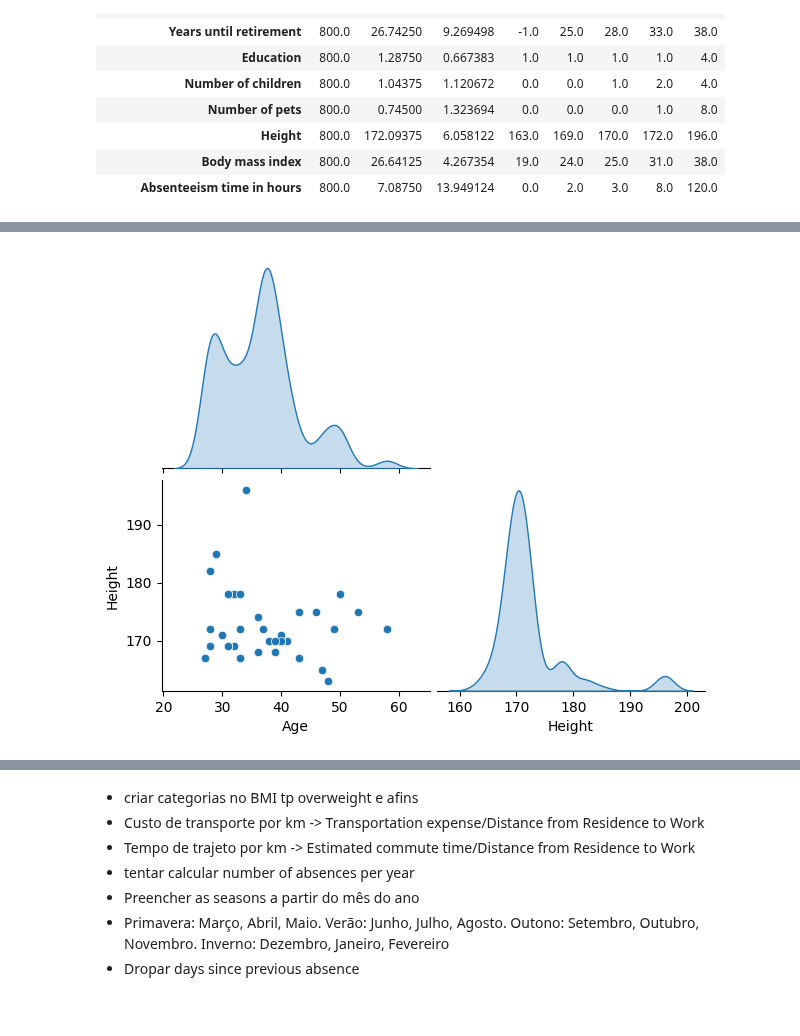
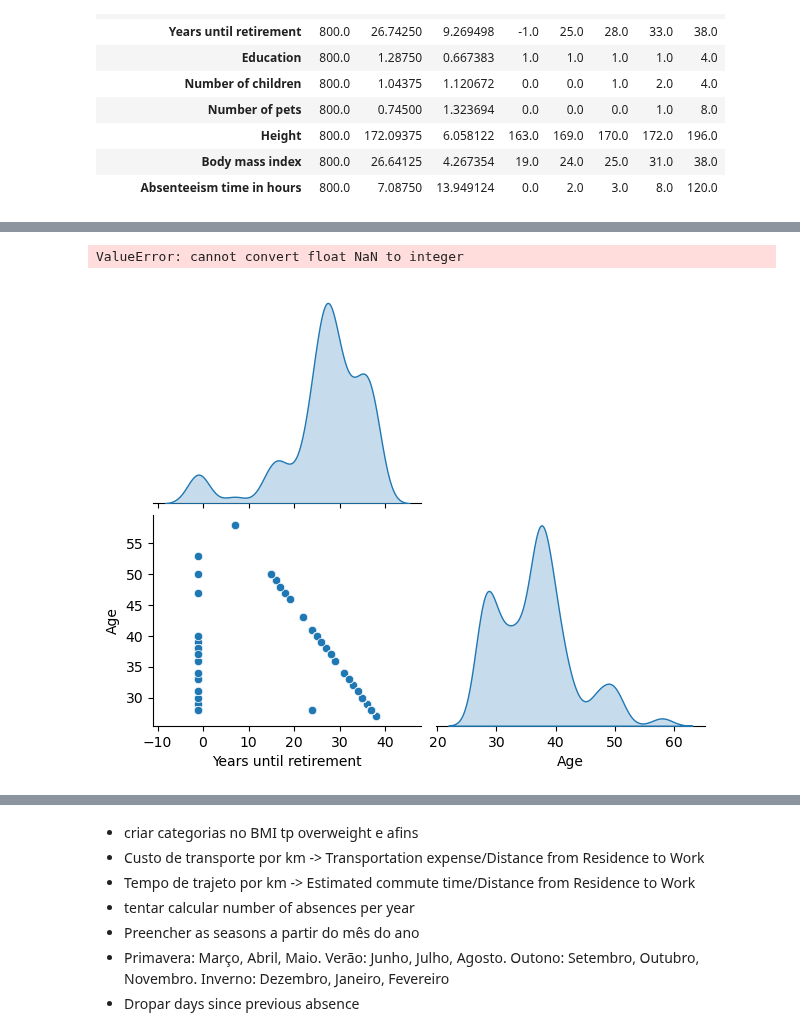
Before and after one commit to Pinky-Tie/reasons_for_absenteeism, a Jupyter notebook: eda/pc_inicial.ipynb, the cells around one changed output, grey strips where cells are left out. Cells and saved outputs as stored; diff of their text form; code cells hidden in the pictures.

```diff
--- a/eda/pc_inicial.ipynb
+++ b/eda/pc_inicial.ipynb
@@ -17,0 +35,6 @@ Mounted at /content/drive
+# %%
+pd.set_option("display.max_columns", None)
+#abs = pd.read_csv(path2 + 'absenteeism_data.csv',delimiter=';')
+data = pd.read_csv(path2, delimiter=';')
+# data = data.set_index("ID")
+data.head()
@@ -53,3 +83,6 @@ Data columns (total 22 columns):
  21  Absenteeism time in hours        800 non-null    int64
 dtypes: float64(1), int64(11), object(10)
 memory usage: 137.6+ KB
+# %%
+cols_with_dash = ['Weight', 'Service time']
+data[cols_with_dash] = data[cols_with_dash].apply(lambda col: col.astype(str).str.strip().replace('-', np.nan))
@@ -138,2 +225,0 @@ data[data.duplicated(keep=False)]
-# %%
-data.drop_duplicates(inplace = True)
@@ -188,9 +289,24 @@ data
+# %%
+data['Age'] = data['Age'].astype('int16')
+data['Transportation expense'] = data['Transportation expense'].astype('int32')
+data['Distance from Residence to Work'] = data['Distance from Residence to Work'].astype('int32')
+data['Estimated commute time'] = data['Estimated commute time'].astype('int32')
+data['Service time'] = data['Service time'].astype('int32')
+data['Years until retirement'] = data['Years until retirement'].astype('int32')
+data['Education'] = data['Education'].astype('object')
+data['Number of children'] = data['Number of children'].astype('int8')
+data['Number of pets'] = data['Number of children'].astype('int8')
+data['Weight'] = data['Weight'].astype('int32')
+data['Height'] = data['Weight'].astype('int32')
+data['Absenteeism time in hours'] = data['Absenteeism time in hours'].astype('int32')
+# %% [output]
+ValueError: cannot convert float NaN to integer
 # %%
 # Select the columns for the pair plot
-x = ['Age', 'Height']
+x = ['Years until retirement', 'Age']
 # Create the pair plot
 sns.pairplot(data[x], kind='scatter', diag_kind='kde', corner=True, aspect=1.25)
 # Display the plot
 plt.show()
 # %% [output]
-[figure, old version]
+[figure, new version]
```
Also changed, not shown: parts of 20 cells of this notebook.
